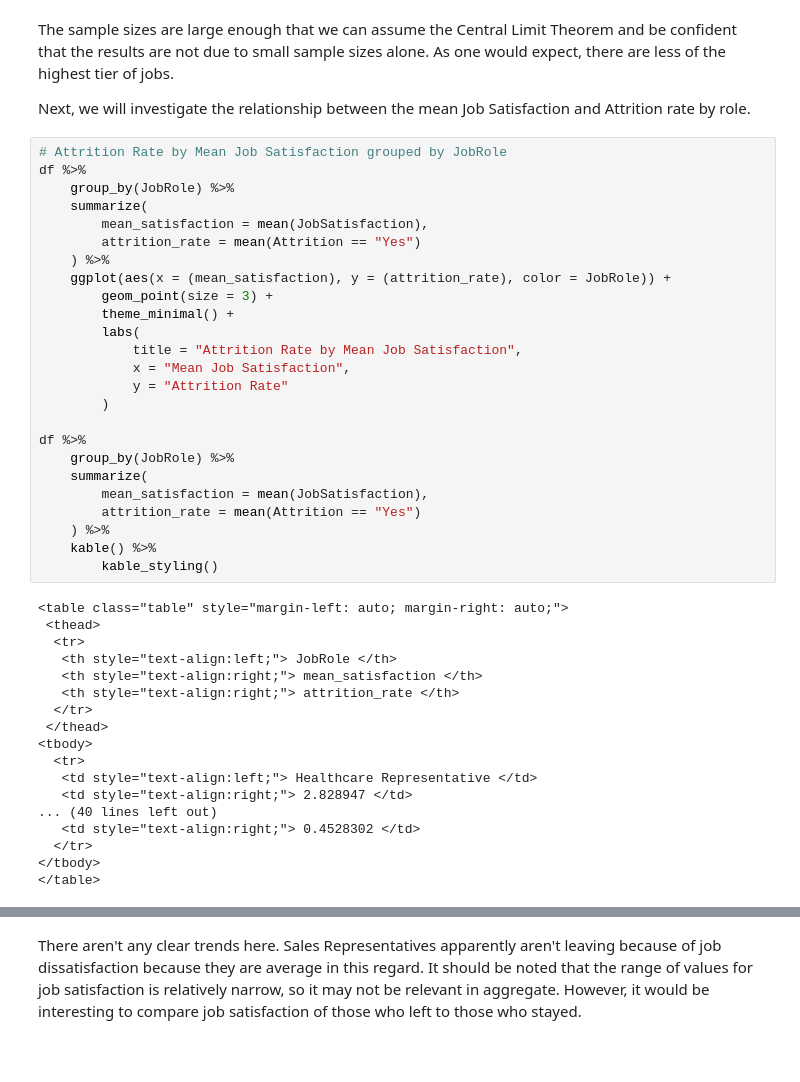
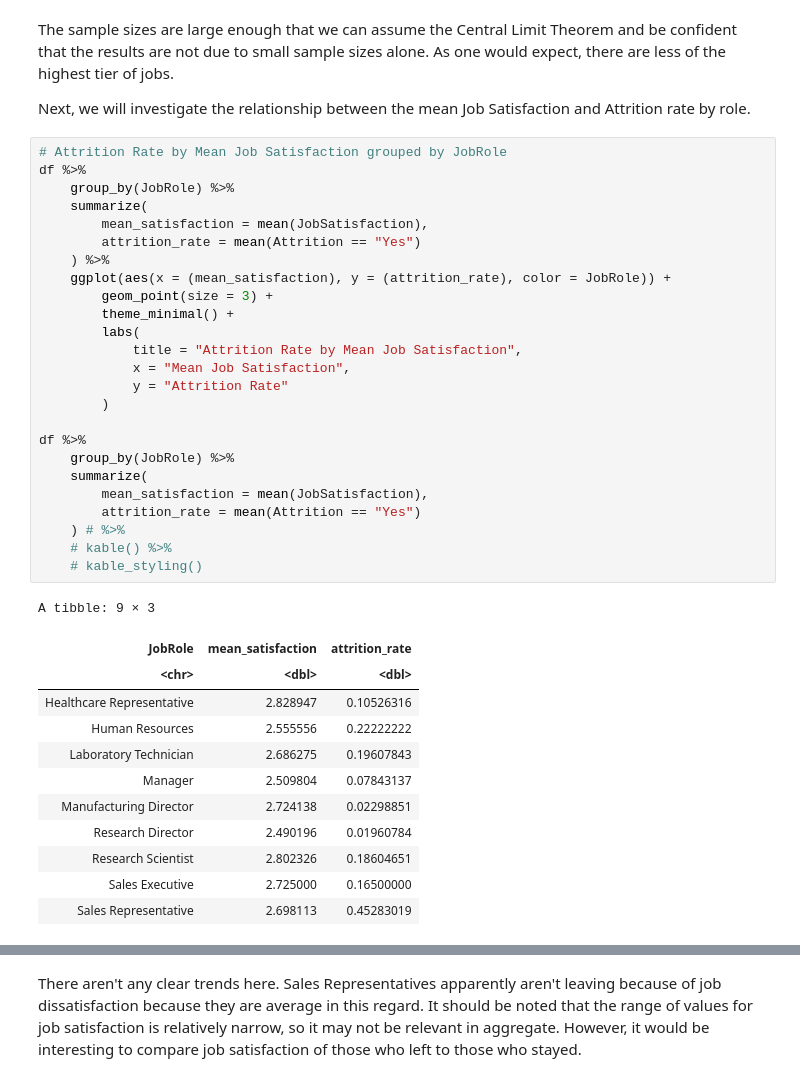
Before and after one commit to NickSager/NickSager.github.io, a Jupyter notebook: assets/jupyter/CaseStudy2DDS.ipynb, the cells around one changed output, grey strips where cells are left out. Saved outputs shown, nothing was run; the diff lists cells and outputs as text; blank space fills up the shorter version.

```diff
--- a/assets/jupyter/CaseStudy2DDS.ipynb
+++ b/assets/jupyter/CaseStudy2DDS.ipynb
@@ -541,46 +514,41 @@ Next, we will investigate the relationship between the mean Job Satisfaction and
 # %%
 # Attrition Rate by Mean Job Satisfaction grouped by JobRole
 df %>%
     group_by(JobRole) %>%
     summarize(
         mean_satisfaction = mean(JobSatisfaction),
         attrition_rate = mean(Attrition == "Yes")
     ) %>%
     ggplot(aes(x = (mean_satisfaction), y = (attrition_rate), color = JobRole)) +
         geom_point(size = 3) +
         theme_minimal() +
         labs(
             title = "Attrition Rate by Mean Job Satisfaction",
             x = "Mean Job Satisfaction",
             y = "Attrition Rate"
         )
 
 df %>%
     group_by(JobRole) %>%
     summarize(
         mean_satisfaction = mean(JobSatisfaction),
         attrition_rate = mean(Attrition == "Yes")
-    ) %>%
-    kable() %>%
-        kable_styling()
+    ) # %>%
+    # kable() %>%
+    # kable_styling()
 # %% [output]
-<table class="table" style="margin-left: auto; margin-right: auto;">
- <thead>
-  <tr>
-   <th style="text-align:left;"> JobRole </th>
-   <th style="text-align:right;"> mean_satisfaction </th>
-   <th style="text-align:right;"> attrition_rate </th>
-  </tr>
- </thead>
-<tbody>
-  <tr>
-   <td style="text-align:left;"> Healthcare Representative </td>
-   <td style="text-align:right;"> 2.828947 </td>
-... (40 lines left out)
-   <td style="text-align:right;"> 0.4528302 </td>
-  </tr>
-</tbody>
-</table>
+A tibble: 9 × 3
+| JobRole | mean_satisfaction | attrition_rate |
+| <chr> | <dbl> | <dbl> |
+| Healthcare Representative | 2.828947 | 0.10526316 |
+| Human Resources | 2.555556 | 0.22222222 |
+| Laboratory Technician | 2.686275 | 0.19607843 |
+| Manager | 2.509804 | 0.07843137 |
+| Manufacturing Director | 2.724138 | 0.02298851 |
+| Research Director | 2.490196 | 0.01960784 |
+| Research Scientist | 2.802326 | 0.18604651 |
+| Sales Executive | 2.725000 | 0.16500000 |
+| Sales Representative | 2.698113 | 0.45283019 |
 [figure]
 # %% [markdown]
 There aren't any clear trends here. Sales Representatives apparently aren't leaving because of job dissatisfaction because they are average in this regard. It should be noted that the range of values for job satisfaction is relatively narrow, so it may not be relevant in aggregate. However, it would be interesting to compare job satisfaction of those who left to those who stayed.
```
Also changed, not shown: parts of 15 cells of this notebook, 3 other files.
